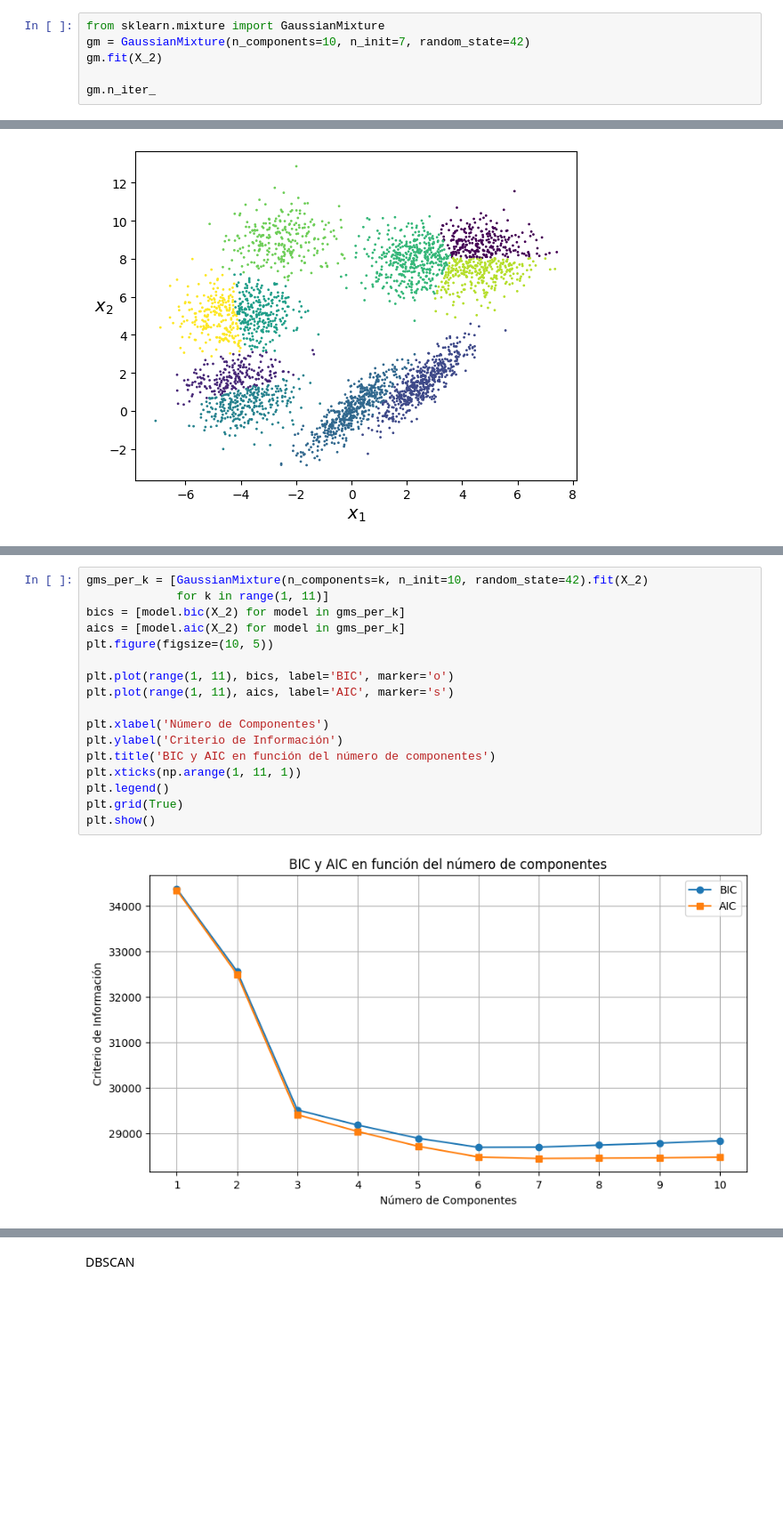
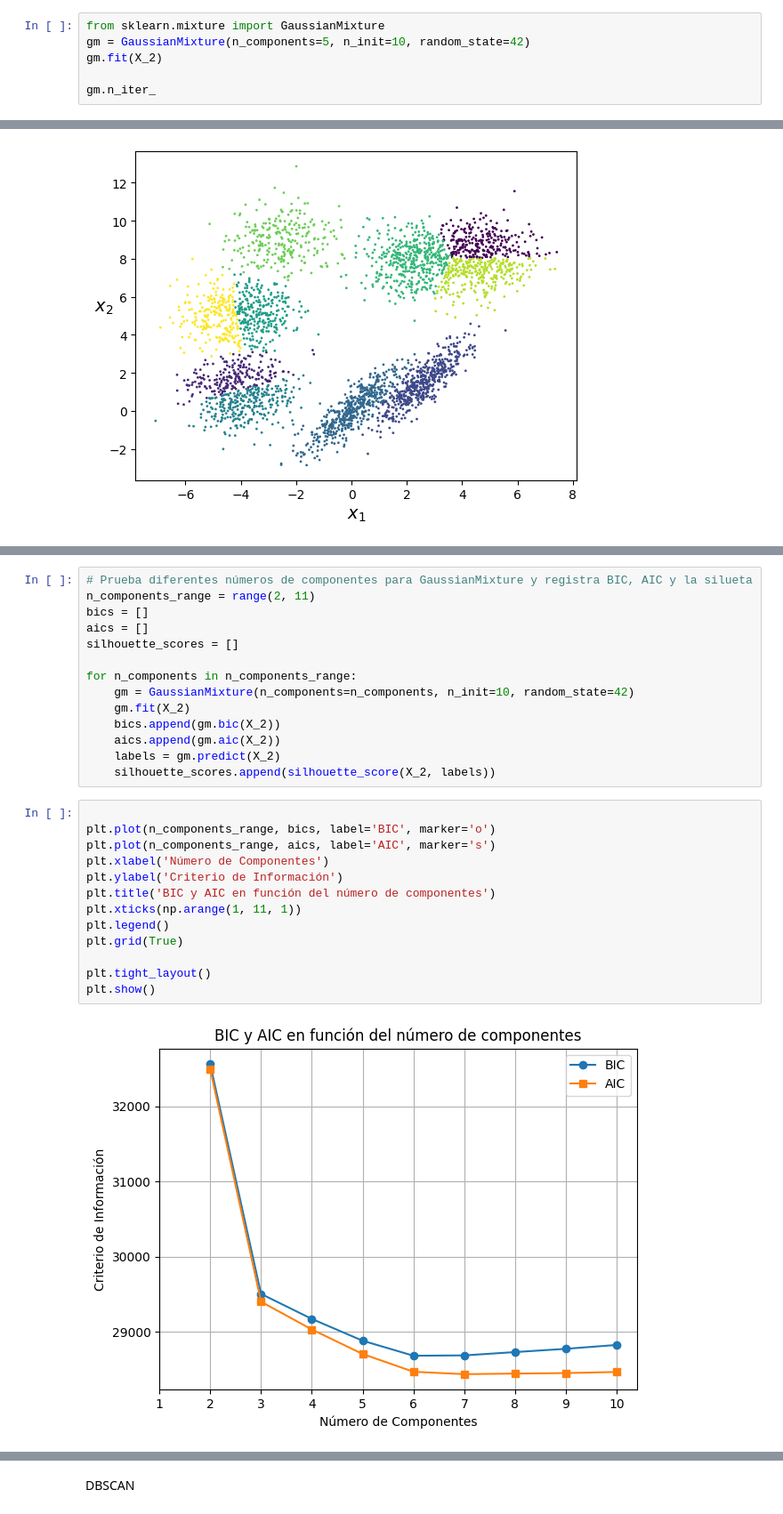
Before and after one commit to Paolatae2505/Practicas-AA, a Jupyter notebook: Practica07_AA.ipynb, the cells around one changed output, grey strips where cells are left out. Shown at 89% size. Saved outputs shown, nothing was run; the diff lists cells and outputs as text; blank space fills up the shorter version.

```diff
--- a/Practica07_AA.ipynb
+++ b/Practica07_AA.ipynb
@@ -314,6 +321,6 @@ def plot_clusters(X, y=None):
 # %%
 from sklearn.mixture import GaussianMixture
-gm = GaussianMixture(n_components=10, n_init=7, random_state=42)
+gm = GaussianMixture(n_components=5, n_init=10, random_state=42)
 gm.fit(X_2)
 
 gm.n_iter_
@@ -378,19 +439,29 @@ plt.show()
+# %%
+# Prueba diferentes números de componentes para GaussianMixture y registra BIC, AIC y la silueta
+n_components_range = range(2, 11)
+bics = []
+aics = []
+silhouette_scores = []
+
+for n_components in n_components_range:
+    gm = GaussianMixture(n_components=n_components, n_init=10, random_state=42)
+    gm.fit(X_2)
+    bics.append(gm.bic(X_2))
+    aics.append(gm.aic(X_2))
+    labels = gm.predict(X_2)
+    silhouette_scores.append(silhouette_score(X_2, labels))
 # %%
-gms_per_k = [GaussianMixture(n_components=k, n_init=10, random_state=42).fit(X_2)
-             for k in range(1, 11)]
-bics = [model.bic(X_2) for model in gms_per_k]
-aics = [model.aic(X_2) for model in gms_per_k]
-plt.figure(figsize=(10, 5))
 
-plt.plot(range(1, 11), bics, label='BIC', marker='o')
-plt.plot(range(1, 11), aics, label='AIC', marker='s')
-
+plt.plot(n_components_range, bics, label='BIC', marker='o')
+plt.plot(n_components_range, aics, label='AIC', marker='s')
 plt.xlabel('Número de Componentes')
 plt.ylabel('Criterio de Información')
 plt.title('BIC y AIC en función del número de componentes')
 plt.xticks(np.arange(1, 11, 1))
 plt.legend()
 plt.grid(True)
+
+plt.tight_layout()
 plt.show()
 # %% [output]
-[figure, old version]
+[figure, new version]
```
Also changed, not shown: parts of 12 cells of this notebook.
